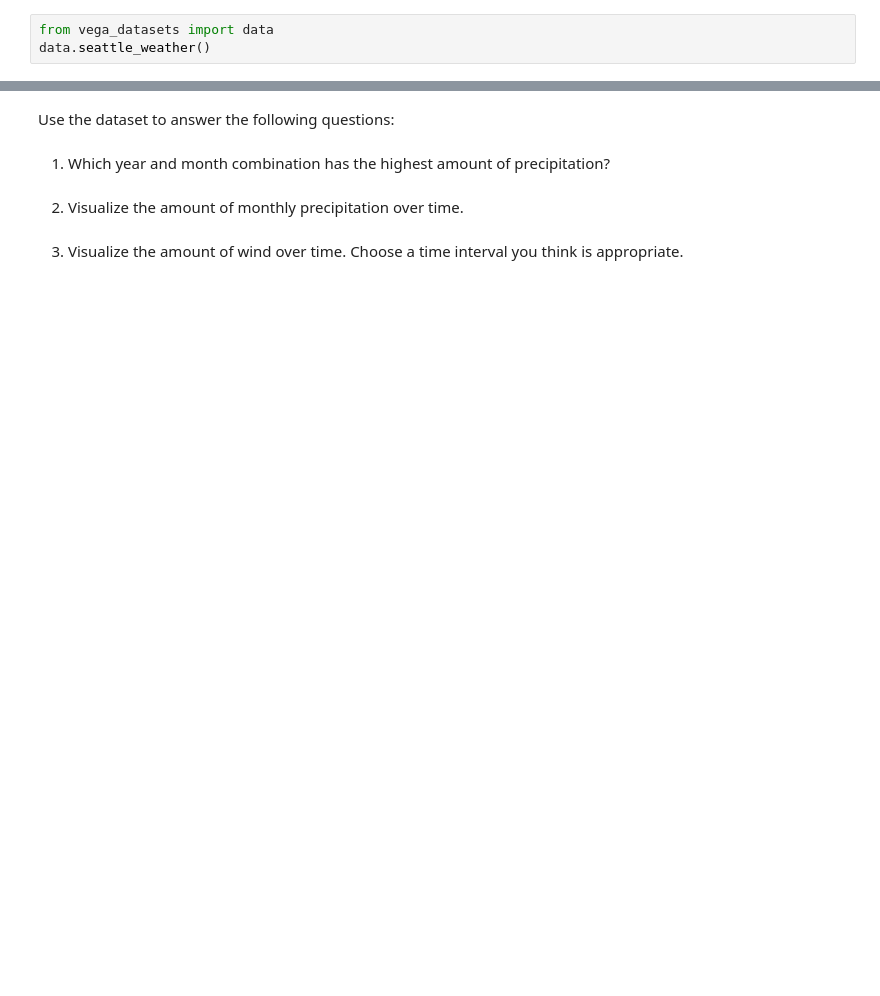
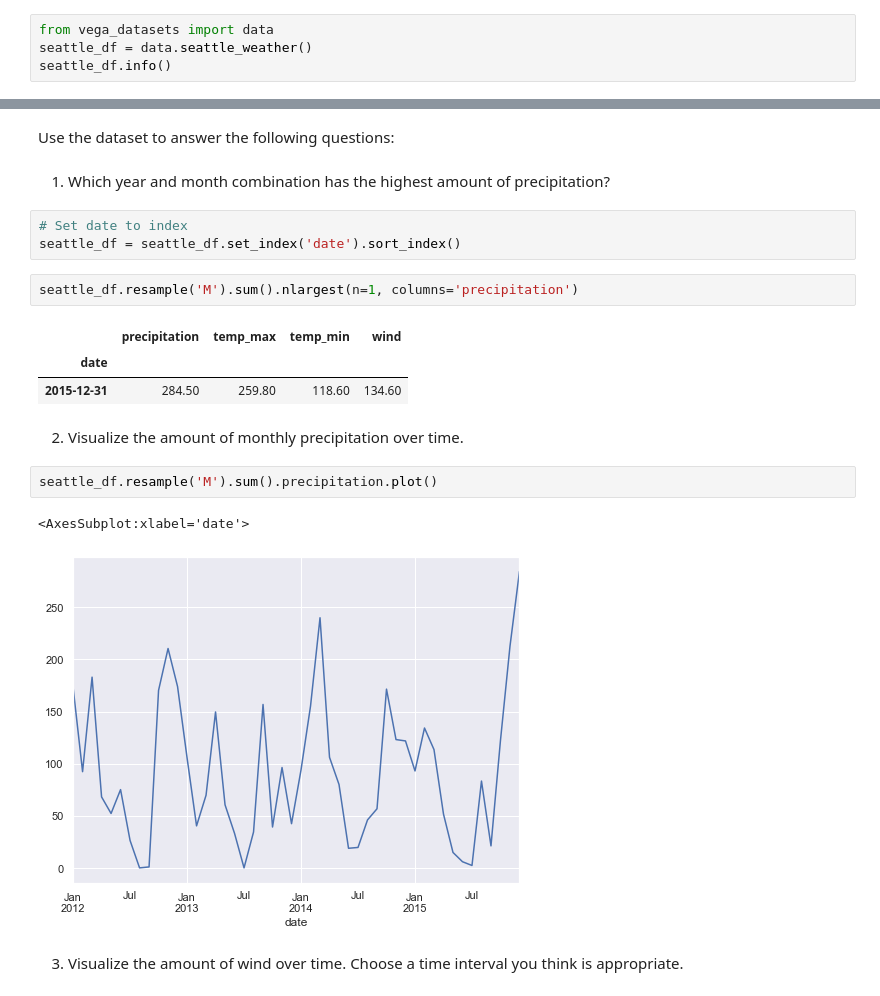
Before and after one commit to Tyler-Applegate/time-series-exercises, a Jupyter notebook: scartchpad.ipynb, the cells around one changed output, grey strips where cells are left out. Cells and saved outputs as stored; diff of their text form; blank space fills up the shorter version.

```diff
--- a/scartchpad.ipynb
+++ b/scartchpad.ipynb
@@ -111,3 +116,4 @@ df.groupby('month').mean().nlargest(n=1, columns='temp')
 # %%
 from vega_datasets import data
-data.seattle_weather()
+seattle_df = data.seattle_weather()
+seattle_df.info()
@@ -115,7 +135,21 @@ data.seattle_weather()
 Use the dataset to answer the following questions:
 # %% [markdown]
 1. Which year and month combination has the highest amount of precipitation?
+# %%
+# Set date to index
+seattle_df = seattle_df.set_index('date').sort_index()
+# %%
+seattle_df.resample('M').sum().nlargest(n=1, columns='precipitation')
+# %% [output]
+|  | precipitation | temp_max | temp_min | wind |
+| date |  |  |  |  |
+| 2015-12-31 | 284.50 | 259.80 | 118.60 | 134.60 |
 # %% [markdown]
 2. Visualize the amount of monthly precipitation over time.
+# %%
+seattle_df.resample('M').sum().precipitation.plot()
+# %% [output]
+<AxesSubplot:xlabel='date'>
+[figure, added]
 # %% [markdown]
 3. Visualize the amount of wind over time. Choose a time interval you think is appropriate.
```
Also changed, not shown: parts of 16 cells of this notebook.
